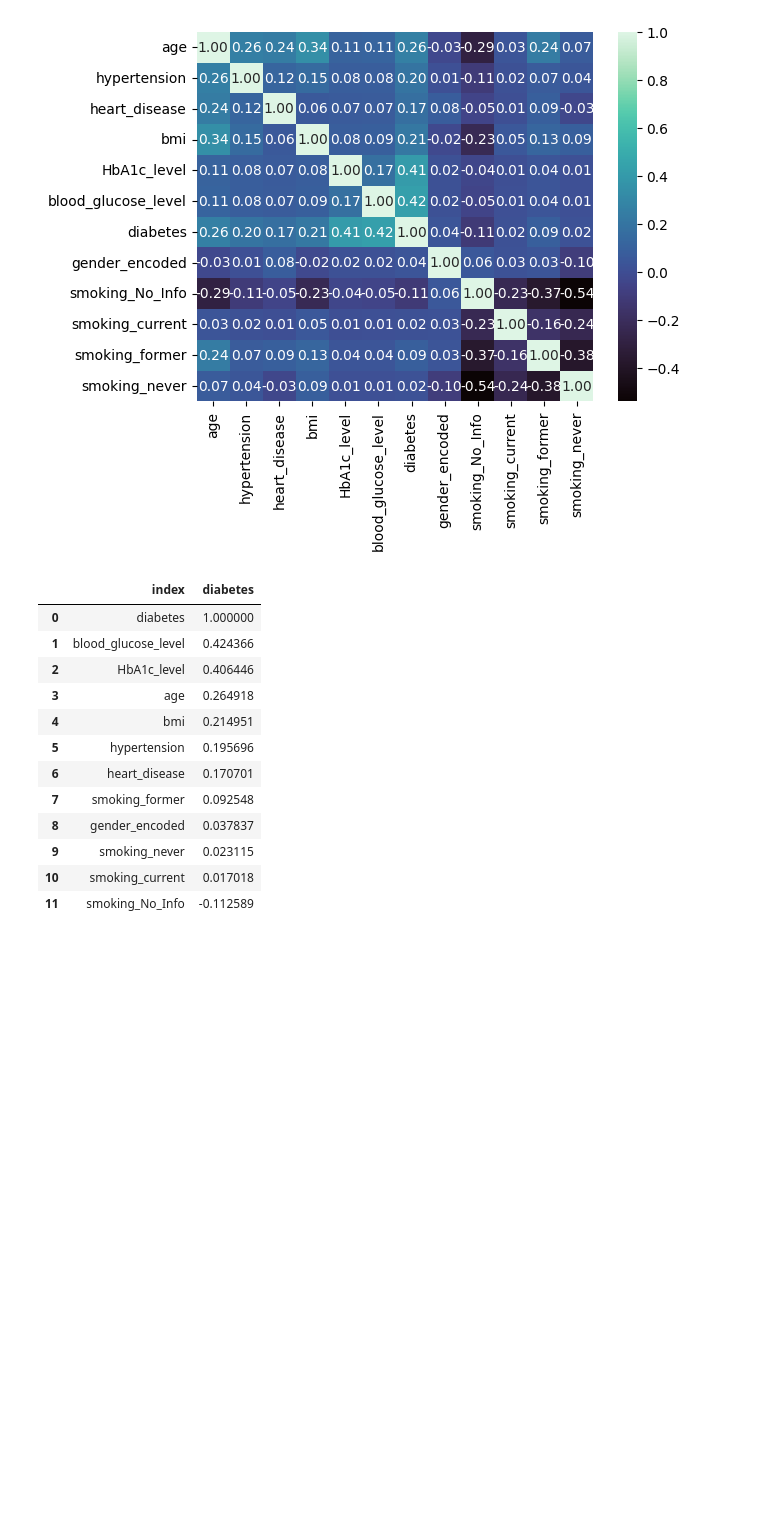
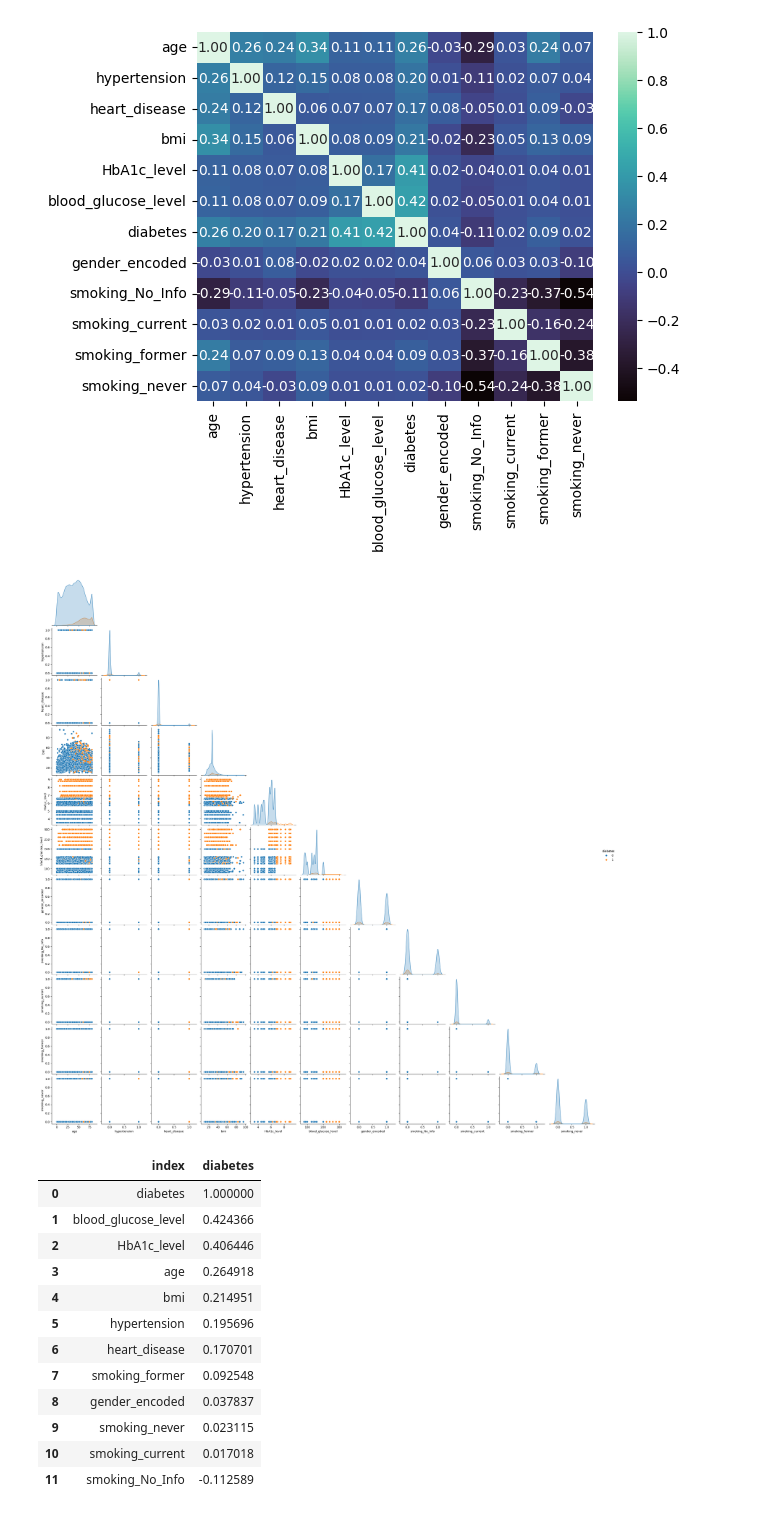
Before and after one commit to Maddox24425/Summer-Project, a Jupyter notebook: Project.ipynb, the cells around one changed output. Drawn from its saved outputs; the diff is of its cells as text; code cells hidden in the pictures; blank space fills up the shorter version.

```diff
--- a/Project.ipynb
+++ b/Project.ipynb
@@ -351,8 +351,10 @@ sns.heatmap(corr,fmt='.2f',annot=True, cmap='mako')
 <Axes: >
 [figure]
 # %%
-# sns.pairplot(data=data,corner=True, hue='diabetes')
+sns.pairplot(data=data,corner=True, hue='diabetes')
 plt.show()
+# %% [output]
+[figure, added]
 # %%
 #Diabetes vs feature
 data.corr()['diabetes'].sort_values(ascending = False).reset_index()
```
Also changed, not shown: parts of 4 cells of this notebook.
